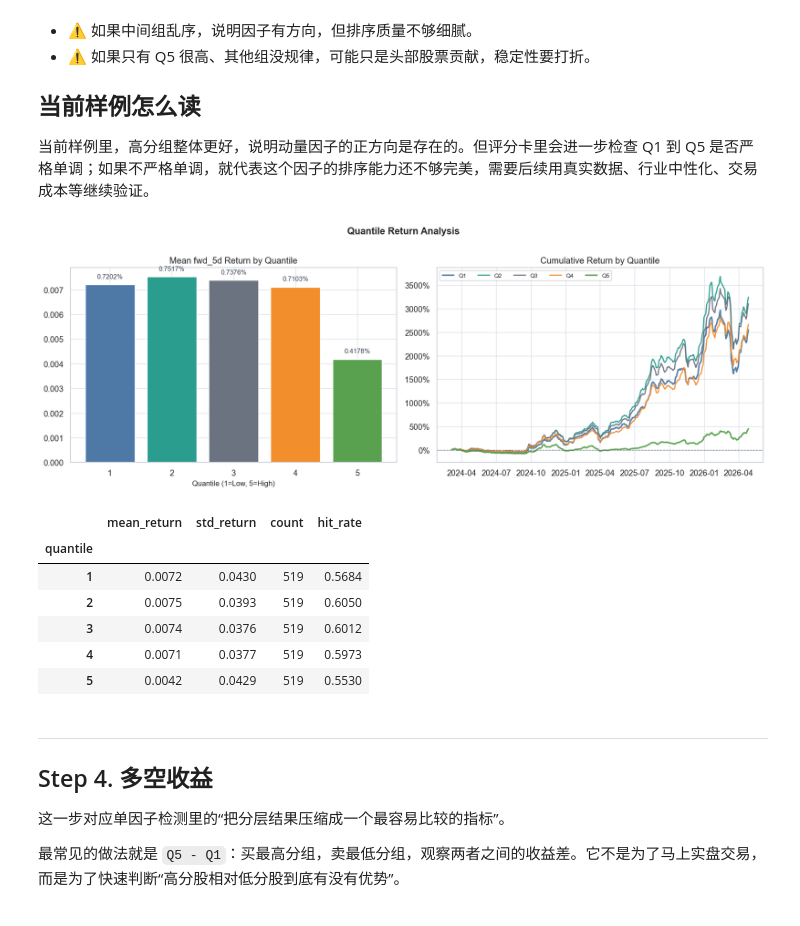
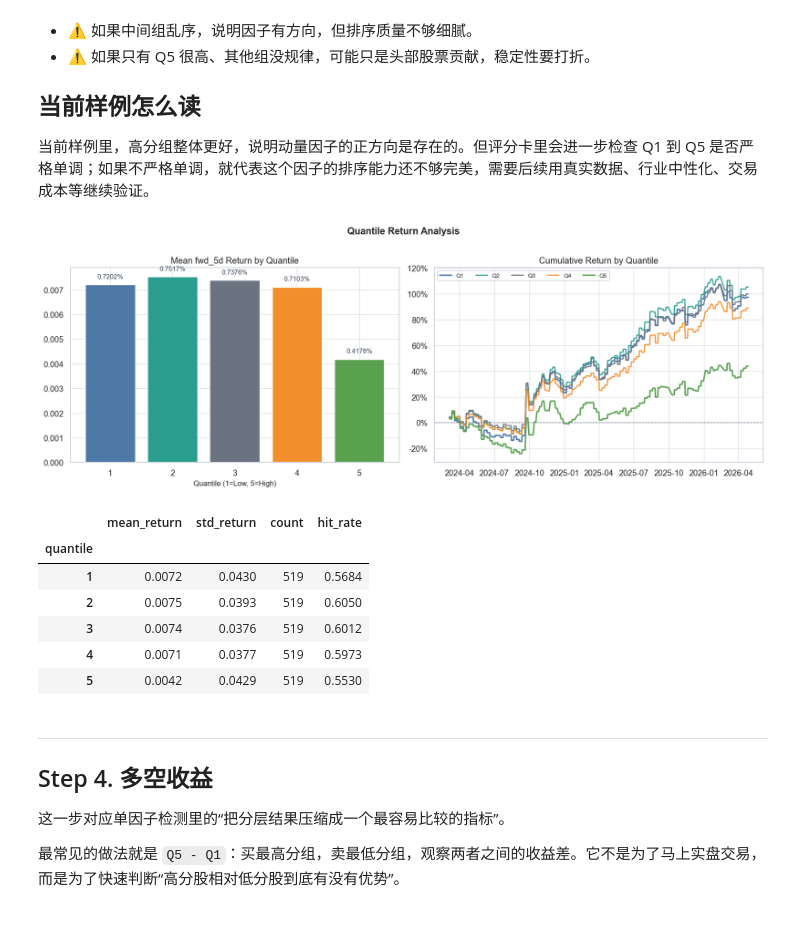
Before and after one commit to yangxiamike/ashare-factory, a Jupyter notebook: notebooks/01_single_factor_mvp.ipynb, the cells around one changed output. Saved outputs shown, nothing was run; the diff lists cells and outputs as text; code cells hidden in the pictures.

Commit message:
fix: correct overlapping cumulative returns

```diff
--- a/notebooks/01_single_factor_mvp.ipynb
+++ b/notebooks/01_single_factor_mvp.ipynb
@@ -397,40 +408,40 @@ plt.show()
 valid = df[df.universe & df["quantile"].notna() & df[FWD_COL].notna()]
 q_summary, daily_q, q_pivot = compute_quantile_returns(valid, FWD_COL)
 q_summary = q_summary.set_index("quantile")
-q_cum = (1 + q_pivot.fillna(0)).cumprod() - 1
+q_cum = rebalance_cumulative_returns(q_pivot, step=REBALANCE_STEP)
 
 fig, axes = plt.subplots(1, 2, figsize=(14, 5))
 
 ax = axes[0]
 bars = ax.bar(q_summary.index.astype(str), q_summary["mean_return"],
               color=QUANTILE_COLORS, edgecolor="white", linewidth=0.8)
 for bar, val in zip(bars, q_summary["mean_return"]):
     offset = 0.0002 if val >= 0 else -0.0002
     va = "bottom" if val >= 0 else "top"
     ax.text(bar.get_x() + bar.get_width()/2, val + offset,
             f"{val:.4%}", ha="center", va=va, fontsize=9, color="#374151")
 ax.axhline(0, color=COLORS["gray"], linestyle="--", linewidth=0.8)
 ax.set_title(f"Mean {FWD_COL} Return by Quantile")
 ax.set_xlabel("Quantile (1=Low, 5=High)")
 
 ax = axes[1]
 for q in range(1, N_QUANTILES + 1):
     if q in q_cum.columns:
         ax.plot(q_cum.index, q_cum[q], color=QUANTILE_COLORS[q - 1],
                 linewidth=2.0 if q in (1, N_QUANTILES) else 1.6,
                 alpha=0.96, label=f"Q{q}")
 ax.axhline(0, color=COLORS["gray"], linestyle="--", linewidth=0.8)
 ax.set_title("Cumulative Return by Quantile")
 ax.legend(ncol=5, fontsize=8, frameon=True)
 ax.yaxis.set_major_formatter(mticker.PercentFormatter(1.0))
 
 fig.suptitle("Quantile Return Analysis", fontweight="bold", y=1.02)
 plt.tight_layout()
 plt.show()
 
 display(q_summary)
 # %% [output]
-[figure, old version]
+[figure, new version]
 |  | mean_return | std_return | count | hit_rate |
 | quantile |  |  |  |  |
 | 1 | 0.0072 | 0.0430 | 519 | 0.5684 |
```
Also changed, not shown: parts of 5 cells of this notebook, 4 other files.
